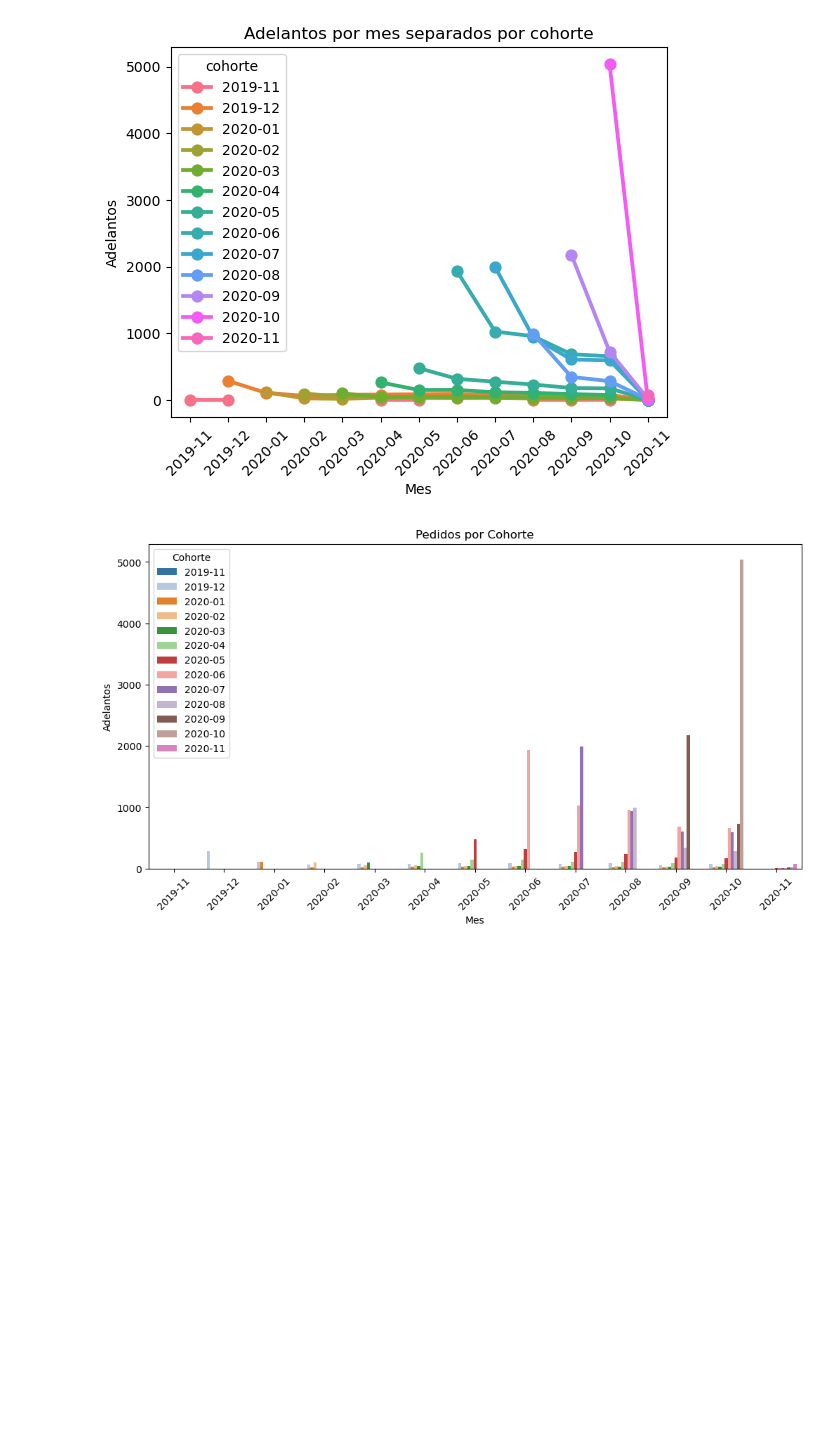
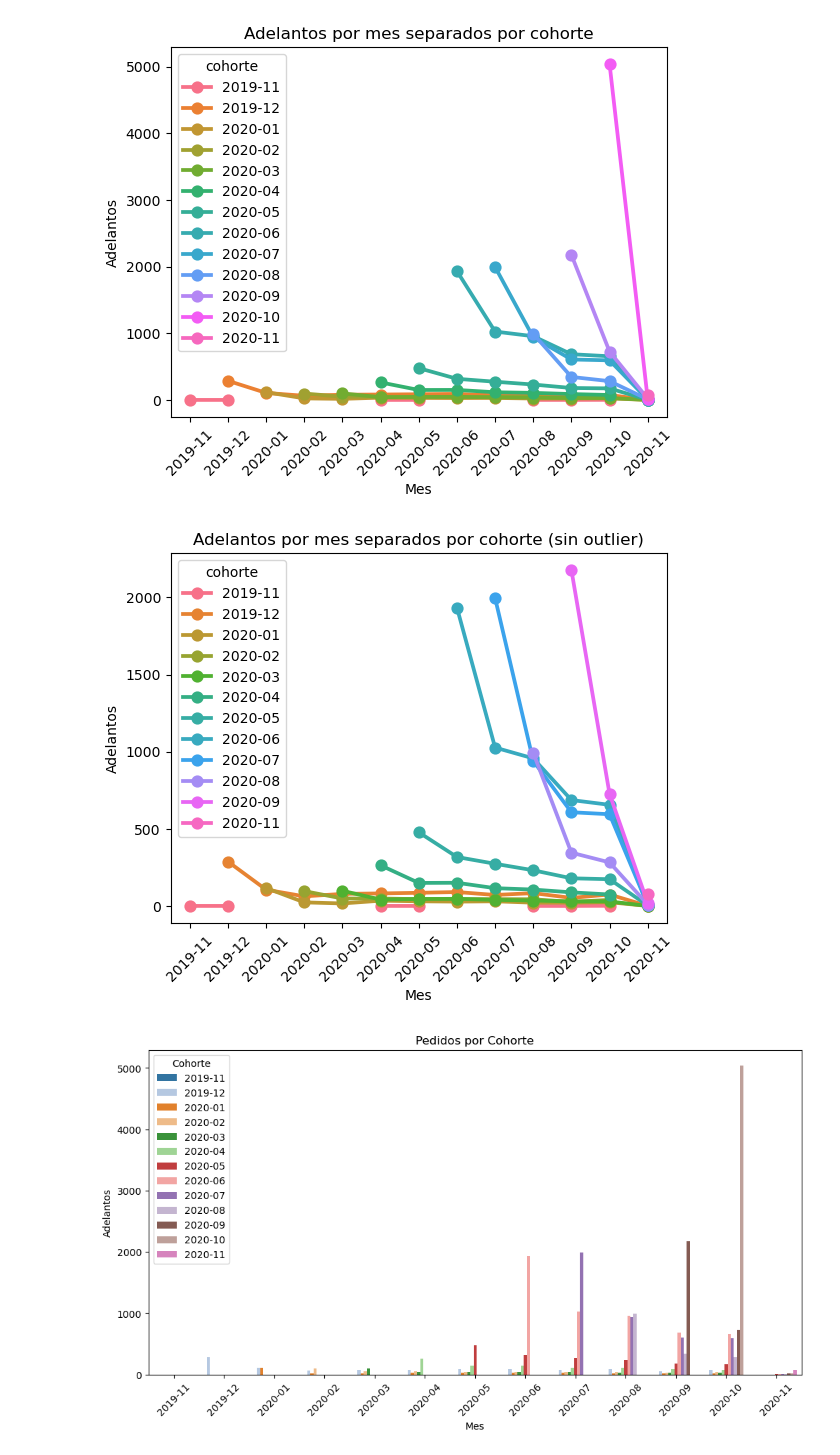
Before and after one commit to moiatgit/project-1-ironhack-payments-es, a Jupyter notebook: grupo3.ipynb, the cells around one changed output. Drawn from its saved outputs; the diff is of its cells as text; code cells hidden in the pictures; blank space fills up the shorter version.

```diff
--- a/grupo3.ipynb
+++ b/grupo3.ipynb
@@ -431,6 +431,17 @@ plt.xticks(rotation=45)
 plt.show()
 # %% [output]
 [figure]
+# %%
+# Eliminemos el outlier (cohorte 2020-10) para que no oculte el resto
+adelantos_mes_sin_outlier = adelantos_mes[adelantos_mes['cohorte'] != '2020-10']
+sns.pointplot(data=adelantos_mes_sin_outlier, x='año_mes', y='adelantos', hue='cohorte', marker='o')
+plt.title('Adelantos por mes separados por cohorte (sin outlier)')
+plt.xlabel('Mes')
+plt.ylabel('Adelantos')
+plt.xticks(rotation=45)
+plt.show()
+# %% [output]
+[figure, added]
 # %%
 plt.figure(figsize=(12,6))
 sns.barplot(data=adelantos_mes, x='año_mes', y='adelantos', hue='cohorte',palette='tab20')
```
Also changed, not shown: parts of 21 cells of this notebook.
